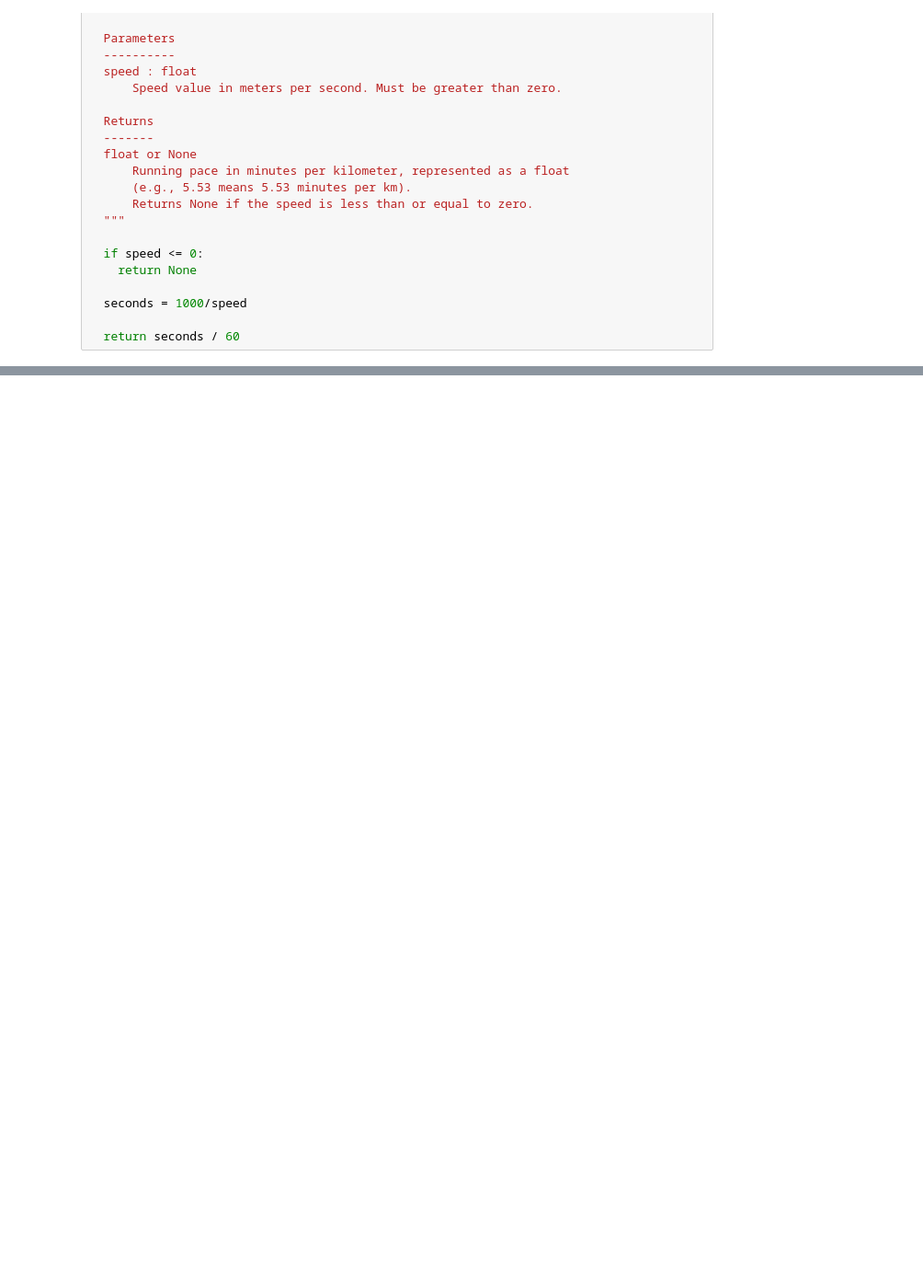
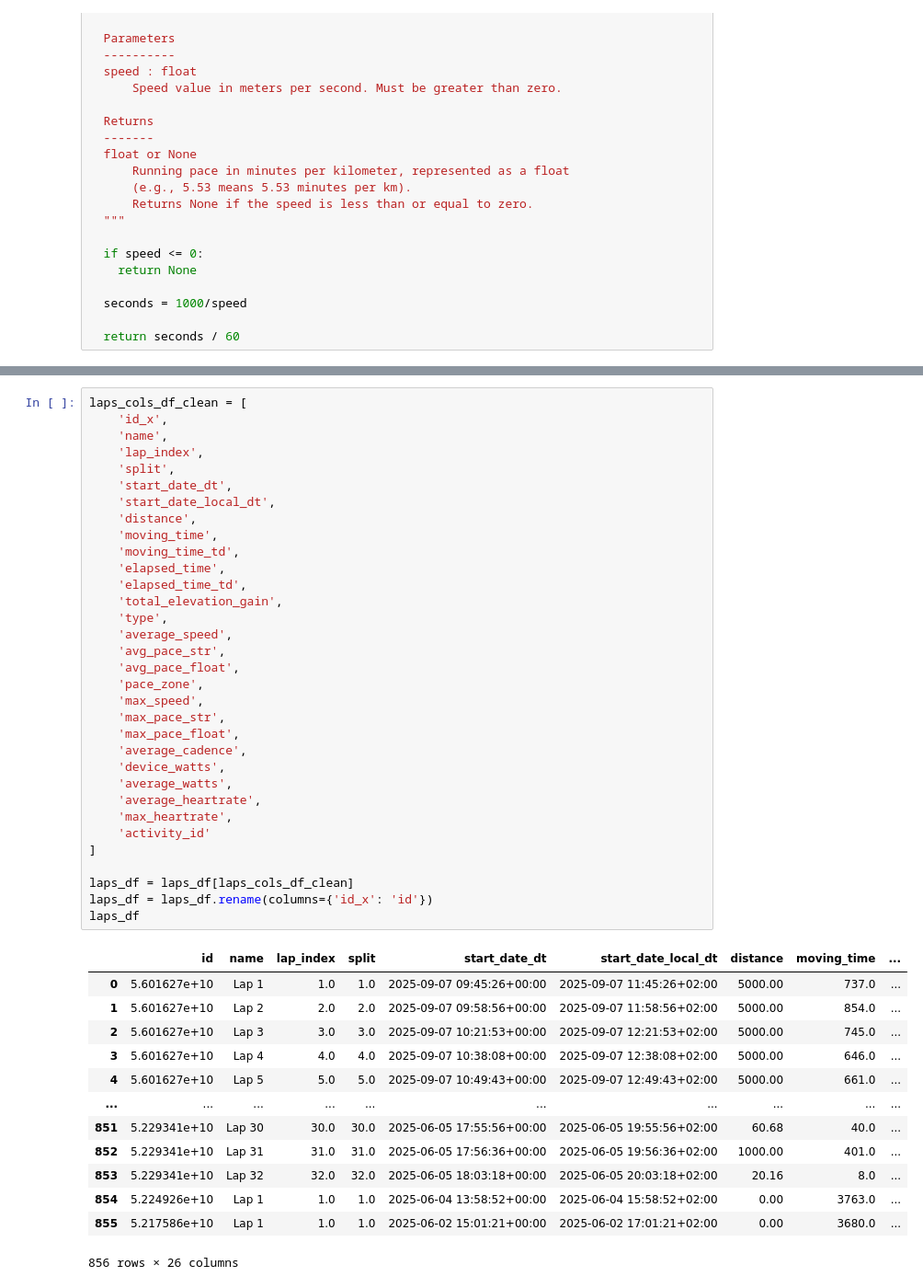
Before and after one commit to lowickib/Strava-Analytics, a Jupyter notebook: 2_Silver_Layer.ipynb, the cells around one changed output, grey strips where cells are left out. Shown at 92% size. Cells and saved outputs as stored; diff of their text form; blank space fills up the shorter version.

```diff
--- a/2_Silver_Layer.ipynb
+++ b/2_Silver_Layer.ipynb
@@ -530,0 +916,47 @@ activities_df
+# %%
+laps_cols_df_clean = [
+    'id_x',
+    'name',
+    'lap_index',
+    'split',
+    'start_date_dt',
+    'start_date_local_dt',
+    'distance',
+    'moving_time',
+    'moving_time_td',
+    'elapsed_time',
+    'elapsed_time_td',
+    'total_elevation_gain',
+    'type',
+    'average_speed',
+    'avg_pace_str',
+    'avg_pace_float',
+    'pace_zone',
+    'max_speed',
+    'max_pace_str',
+    'max_pace_float',
+    'average_cadence',
+    'device_watts',
+    'average_watts',
+    'average_heartrate',
+    'max_heartrate',
+    'activity_id'
+]
+
+laps_df = laps_df[laps_cols_df_clean]
+laps_df = laps_df.rename(columns={'id_x': 'id'})
+laps_df
+# %% [output]
+|  | id | name | lap_index | split | start_date_dt | start_date_local_dt | distance | moving_time | ... |
+| 0 | 5.601627e+10 | Lap 1 | 1.0 | 1.0 | 2025-09-07 09:45:26+00:00 | 2025-09-07 11:45:26+02:00 | 5000.00 | 737.0 | ... |
+| 1 | 5.601627e+10 | Lap 2 | 2.0 | 2.0 | 2025-09-07 09:58:56+00:00 | 2025-09-07 11:58:56+02:00 | 5000.00 | 854.0 | ... |
+| 2 | 5.601627e+10 | Lap 3 | 3.0 | 3.0 | 2025-09-07 10:21:53+00:00 | 2025-09-07 12:21:53+02:00 | 5000.00 | 745.0 | ... |
+| 3 | 5.601627e+10 | Lap 4 | 4.0 | 4.0 | 2025-09-07 10:38:08+00:00 | 2025-09-07 12:38:08+02:00 | 5000.00 | 646.0 | ... |
+| 4 | 5.601627e+10 | Lap 5 | 5.0 | 5.0 | 2025-09-07 10:49:43+00:00 | 2025-09-07 12:49:43+02:00 | 5000.00 | 661.0 | ... |
+| ... | ... | ... | ... | ... | ... | ... | ... | ... | ... |
+| 851 | 5.229341e+10 | Lap 30 | 30.0 | 30.0 | 2025-06-05 17:55:56+00:00 | 2025-06-05 19:55:56+02:00 | 60.68 | 40.0 | ... |
+| 852 | 5.229341e+10 | Lap 31 | 31.0 | 31.0 | 2025-06-05 17:56:36+00:00 | 2025-06-05 19:56:36+02:00 | 1000.00 | 401.0 | ... |
+| 853 | 5.229341e+10 | Lap 32 | 32.0 | 32.0 | 2025-06-05 18:03:18+00:00 | 2025-06-05 20:03:18+02:00 | 20.16 | 8.0 | ... |
+| 854 | 5.224926e+10 | Lap 1 | 1.0 | 1.0 | 2025-06-04 13:58:52+00:00 | 2025-06-04 15:58:52+02:00 | 0.00 | 3763.0 | ... |
+| 855 | 5.217586e+10 | Lap 1 | 1.0 | 1.0 | 2025-06-02 15:01:21+00:00 | 2025-06-02 17:01:21+02:00 | 0.00 | 3680.0 | ... |
+856 rows × 26 columns
```
Also changed, not shown: parts of 38 cells of this notebook.
